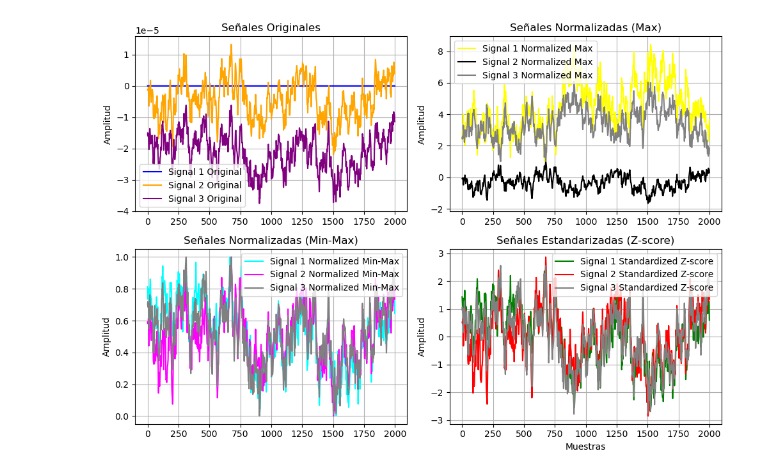
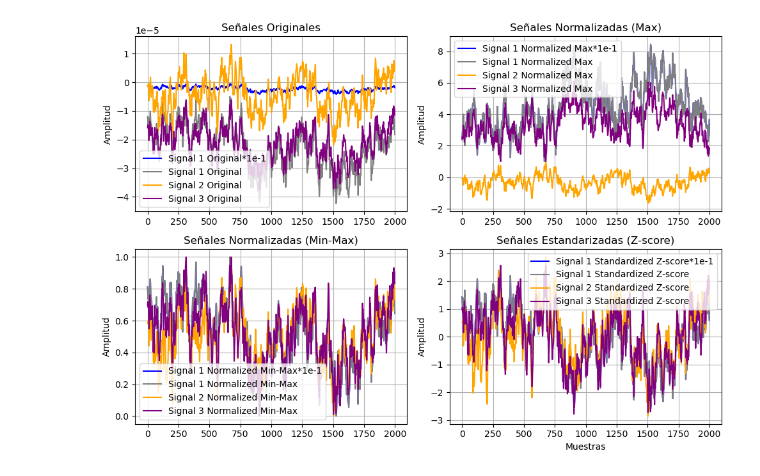
Before and after one commit to juanmillan03/Tesis-CA, a Jupyter notebook: Codigos/V5_G(NP)_python/Visual_Datos.ipynb, the cells around one changed output. Cells and saved outputs as stored; diff of their text form; code cells hidden in the pictures.

```diff
--- a/Codigos/V5_G(NP)_python/Visual_Datos.ipynb
+++ b/Codigos/V5_G(NP)_python/Visual_Datos.ipynb
@@ -31,66 +31,77 @@ def plot_signal(ax, signal_data, label, color):
 fs = 500  # Frecuencia de muestreo (ajusta según sea necesario)
 
 # Leer las señales de archivos de texto
-signal1 = read_signals('P3_MNE.txt')*1e-4
-signal2 = read_signals('P4_MNE.txt')
-signal3 = read_signals('Pz_MNE.txt')
+signal1 = read_signals('P3_MNE.txt')*1e-1
+signal2 = read_signals('P3_MNE.txt')
+signal3 = read_signals('P4_MNE.txt')
+signal4 = read_signals('Pz_MNE.txt')
 
 # Normalizar las señales
 signal1_max = normalize_max(signal1)
 signal2_max = normalize_max(signal2)
 signal3_max = normalize_max(signal3)
+signal4_max = normalize_max(signal4)
 
 signal1_min_max = normalize_min_max(signal1)
 signal2_min_max = normalize_min_max(signal2)
 signal3_min_max = normalize_min_max(signal3)
+signal4_min_max = normalize_min_max(signal4)
+
 
 signal1_z_score = standardize_z_score(signal1)
 signal2_z_score = standardize_z_score(signal2)
 signal3_z_score = standardize_z_score(signal3)
+signal4_z_score = standardize_z_score(signal4)
+
 
 # Crear un gráfico con múltiples ejes
 fig, axs = plt.subplots(2, 2, figsize=(10, 7))  # Cambiar a 2x2
 
 # Graficar señales originales
 axs[0, 0].set_title('Señales Originales')
-plot_signal(axs[0, 0], signal1, 'Signal 1 Original', 'blue')
-plot_signal(axs[0, 0], signal2, 'Signal 2 Original', 'orange')
-plot_signal(axs[0, 0], signal3, 'Signal 3 Original', 'purple')
+plot_signal(axs[0, 0], signal1, 'Signal 1 Original*1e-1', 'blue')
+plot_signal(axs[0, 0], signal2, 'Signal 1 Original', 'grey')
+plot_signal(axs[0, 0], signal3, 'Signal 2 Original', 'orange')
+plot_signal(axs[0, 0], signal4, 'Signal 3 Original', 'purple')
 axs[0, 0].set_ylabel('Amplitud')
 axs[0, 0].grid()
 axs[0, 0].legend()
 
 # Graficar señales normalizadas (Max)
 axs[0, 1].set_title('Señales Normalizadas (Max)')
-plot_signal(axs[0, 1], signal1_max, 'Signal 1 Normalized Max', 'yellow')
-plot_signal(axs[0, 1], signal2_max, 'Signal 2 Normalized Max', 'black')
-plot_signal(axs[0, 1], signal3_max, 'Signal 3 Normalized Max', 'grey')
+plot_signal(axs[0, 1], signal1_max, 'Signal 1 Normalized Max*1e-1', 'blue')
+plot_signal(axs[0, 1], signal2_max, 'Signal 1 Normalized Max', 'grey')
+plot_signal(axs[0, 1], signal3_max, 'Signal 2 Normalized Max', 'orange')
+plot_signal(axs[0, 1], signal4_max, 'Signal 3 Normalized Max', 'purple')
 axs[0, 1].set_ylabel('Amplitud')
 axs[0, 1].grid()
 axs[0, 1].legend()
 
+
 # Graficar señales normalizadas (Min-Max)
 axs[1, 0].set_title('Señales Normalizadas (Min-Max)')
-plot_signal(axs[1, 0], signal1_min_max, 'Signal 1 Normalized Min-Max', 'cyan')
-plot_signal(axs[1, 0], signal2_min_max, 'Signal 2 Normalized Min-Max', 'magenta')
-plot_signal(axs[1, 0], signal3_min_max, 'Signal 3 Normalized Min-Max', 'grey')
+plot_signal(axs[1, 0], signal1_min_max, 'Signal 1 Normalized Min-Max*1e-1', 'blue')
+plot_signal(axs[1, 0], signal2_min_max, 'Signal 1 Normalized Min-Max', 'grey')
+plot_signal(axs[1, 0], signal3_min_max, 'Signal 2 Normalized Min-Max', 'orange')
+plot_signal(axs[1, 0], signal4_min_max, 'Signal 3 Normalized Min-Max', 'purple')
 axs[1, 0].set_ylabel('Amplitud')
 axs[1, 0].grid()
 axs[1, 0].legend()
 
 # Graficar señales estandarizadas (Z-score)
 axs[1, 1].set_title('Señales Estandarizadas (Z-score)')
-plot_signal(axs[1, 1], signal1_z_score, 'Signal 1 Standardized Z-score', 'green')
-plot_signal(axs[1, 1], signal2_z_score, 'Signal 2 Standardized Z-score', 'red')
-plot_signal(axs[1, 1], signal3_z_score, 'Signal 3 Standardized Z-score', 'grey')
+plot_signal(axs[1, 1], signal1_z_score, 'Signal 1 Standardized Z-score*1e-1', 'blue')
+plot_signal(axs[1, 1], signal2_z_score, 'Signal 1 Standardized Z-score', 'grey')
+plot_signal(axs[1, 1], signal3_z_score, 'Signal 2 Standardized Z-score', 'orange')
+plot_signal(axs[1, 1], signal4_z_score, 'Signal 3 Standardized Z-score', 'purple')
 axs[1, 1].set_ylabel('Amplitud')
 axs[1, 1].grid()
 axs[1, 1].legend()
 
 # Configurar el gráfico
 plt.xlabel('Muestras')
 plt.tight_layout()  # Ajusta el espacio entre subgráficas
 plt.show()
 # %% [output]
-[figure, old version]
+[figure, new version]
 # %%
```
Also changed, not shown: parts of 1 cell of this notebook, 17 other files.
